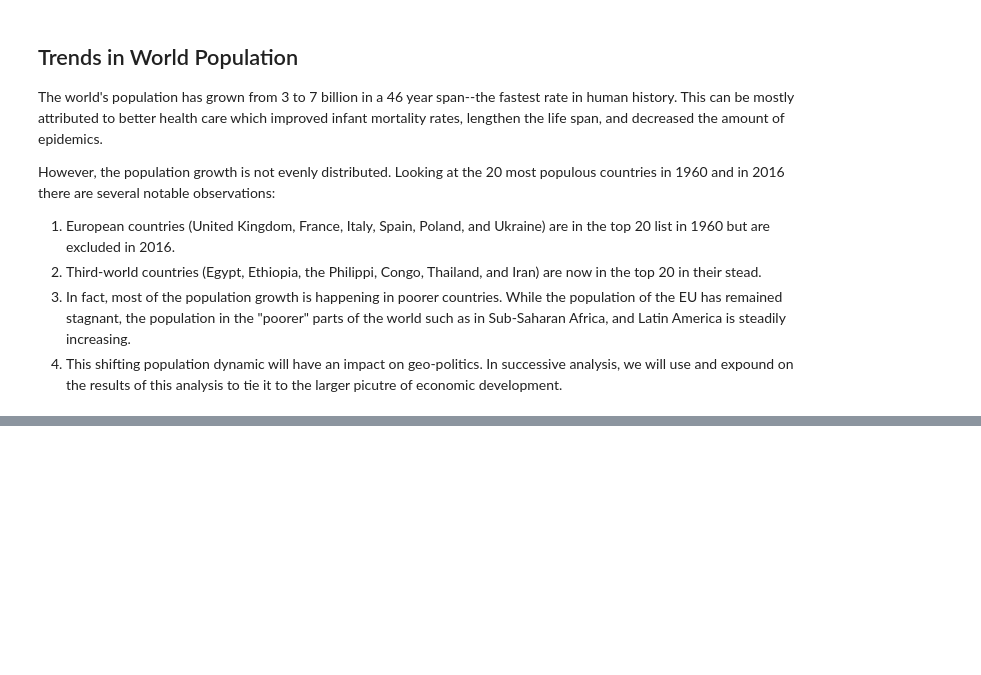
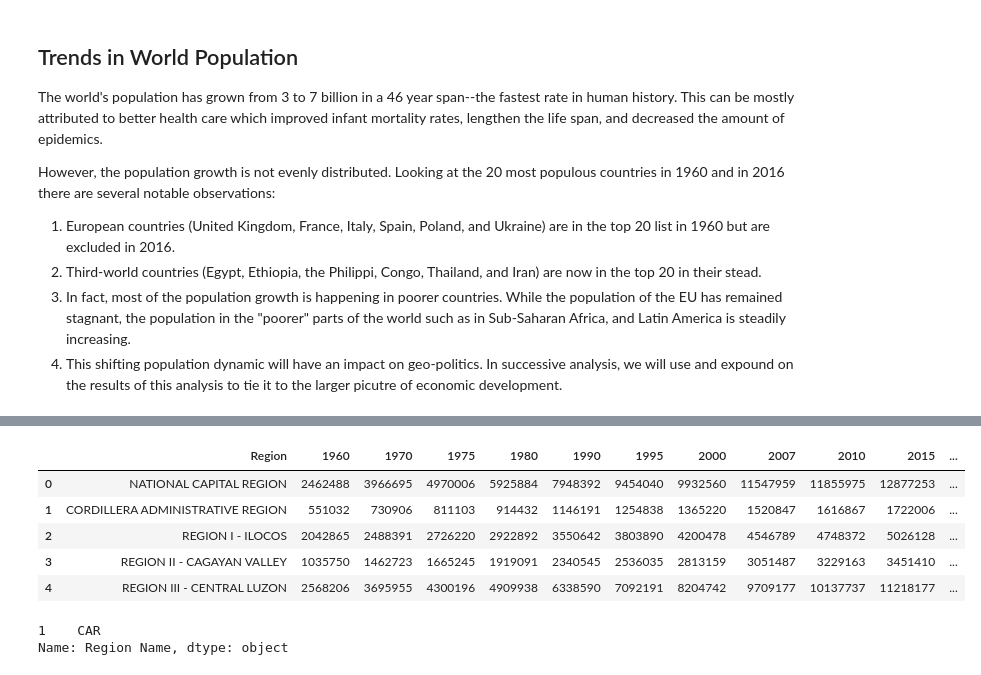
Before and after one commit to lnbalon/world_population, a Jupyter notebook: world_population_analysis.ipynb, the cells around one changed output, grey strips where cells are left out. Cells and saved outputs as stored; diff of their text form; code cells hidden in the pictures; blank space fills up the shorter version.

```diff
--- a/world_population_analysis.ipynb
+++ b/world_population_analysis.ipynb
@@ -664,3 +664,7 @@ However, the population growth is not evenly distributed. Looking at the 20 most
 2. Third-world countries (Egypt, Ethiopia, the Philippi, Congo, Thailand, and Iran) are now in the top 20 in their stead.
 3. In fact, most of the population growth is happening in poorer countries. While the population of the EU has remained stagnant, the population in the "poorer" parts of the world such as in Sub-Saharan Africa, and Latin America is steadily increasing.
 4. This shifting population dynamic will have an impact on geo-politics. In successive analysis, we will use and expound on the results of this analysis to tie it to the larger picutre of economic development.
+# %%
+#load the data obtained from Philippine Statistics Authority; and check their data types
+phil_pop_byregion = pd.read_csv('data_source/philippine_population_by_region.csv')
+phil_pop_byregion.head()
@@ -666,0 +717,15 @@ However, the population growth is not evenly distributed. Looking at the 20 most
+# %%
+phil_pop_byregion.head()
+# %% [output]
+|  | Region | 1960 | 1970 | 1975 | 1980 | 1990 | 1995 | 2000 | 2007 | 2010 | 2015 | ... |
+| 0 | NATIONAL CAPITAL REGION | 2462488 | 3966695 | 4970006 | 5925884 | 7948392 | 9454040 | 9932560 | 11547959 | 11855975 | 12877253 | ... |
+| 1 | CORDILLERA ADMINISTRATIVE REGION | 551032 | 730906 | 811103 | 914432 | 1146191 | 1254838 | 1365220 | 1520847 | 1616867 | 1722006 | ... |
+| 2 | REGION I - ILOCOS | 2042865 | 2488391 | 2726220 | 2922892 | 3550642 | 3803890 | 4200478 | 4546789 | 4748372 | 5026128 | ... |
+| 3 | REGION II - CAGAYAN VALLEY | 1035750 | 1462723 | 1665245 | 1919091 | 2340545 | 2536035 | 2813159 | 3051487 | 3229163 | 3451410 | ... |
+| 4 | REGION III - CENTRAL LUZON | 2568206 | 3695955 | 4300196 | 4909938 | 6338590 | 7092191 | 8204742 | 9709177 | 10137737 | 11218177 | ... |
+# %%
+
+phil_pop_byregion[phil_pop_byregion['Region'] == 'CORDILLERA ADMINISTRATIVE REGION']['Region Name']
+# %% [output]
+1    CAR
+Name: Region Name, dtype: object
```
Also changed, not shown: parts of 11 cells of this notebook, 1 other file.
